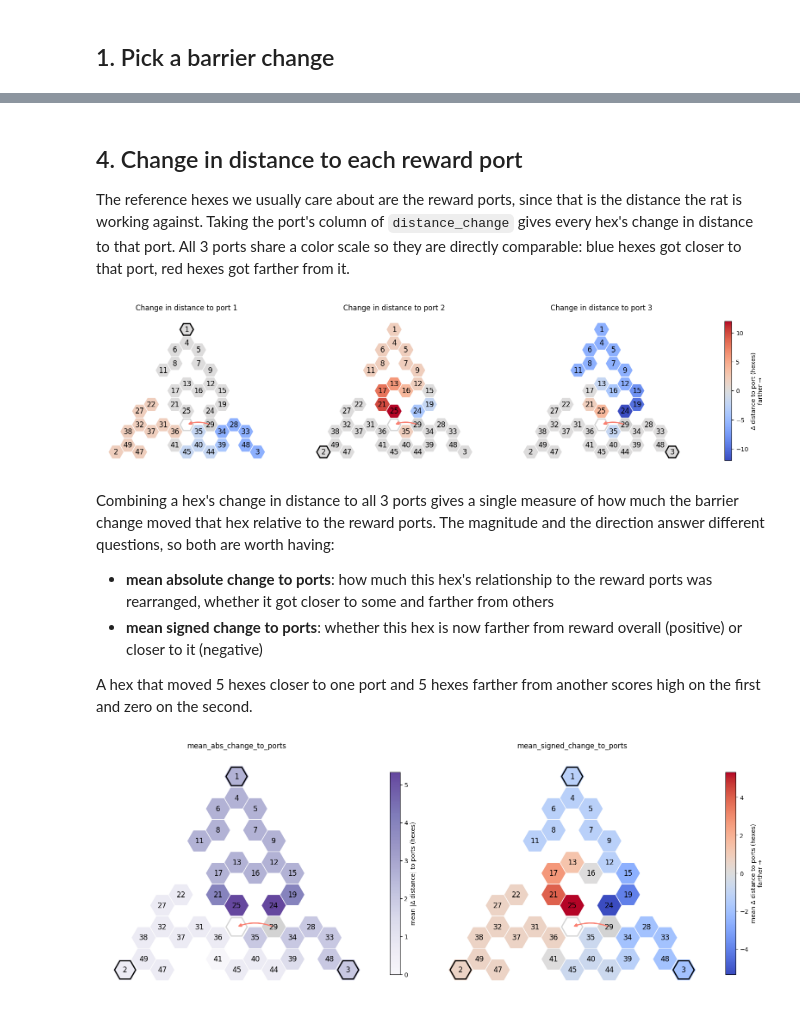
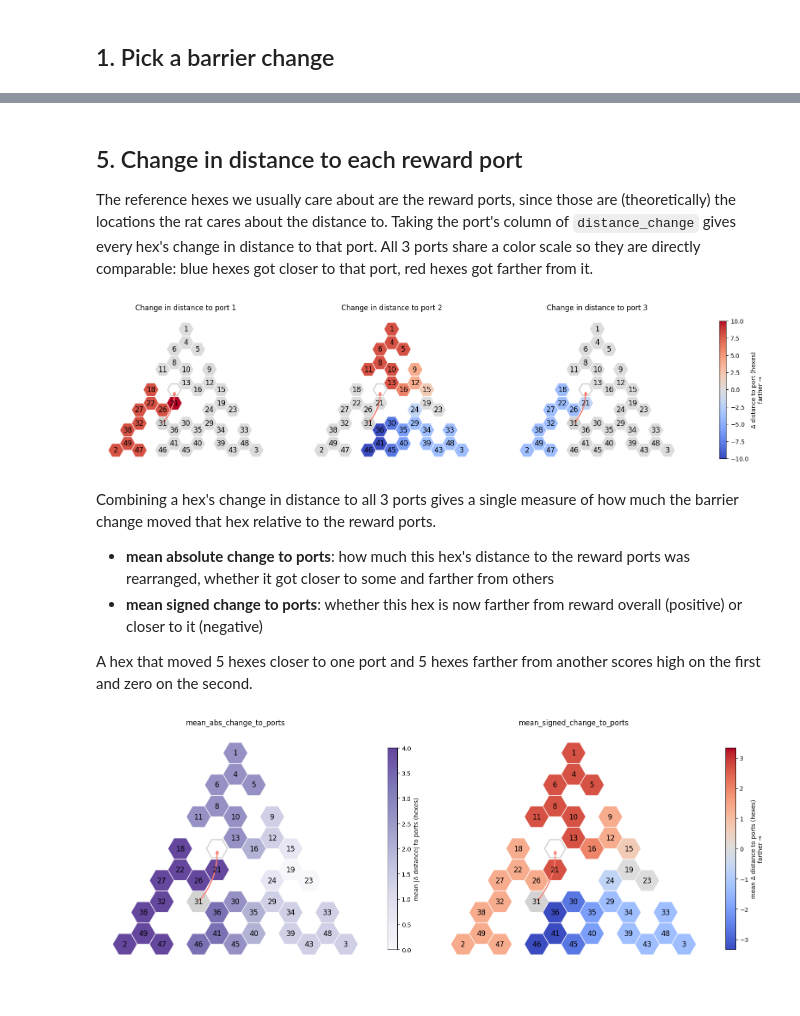
Before and after one commit to calderast/Hex-maze, a Jupyter notebook: Tutorials/13_Distance_Change_For_Barrier_Change.ipynb, the cells around one changed output, grey strips where cells are left out. Drawn from its saved outputs; the diff is of its cells as text; code cells hidden in the pictures.

Commit message:
Clean up pairwise distance change notebook

```diff
--- a/Tutorials/13_Distance_Change_For_Barrier_Change.ipynb
+++ b/Tutorials/13_Distance_Change_For_Barrier_Change.ipynb
@@ -32,8 +32,6 @@ SEQUENTIAL_COLORMAP = matplotlib.colors.LinearSegmentedColormap.from_list(
 barrier_sequence_database = pd.read_pickle("../Barrier_Sequence_Databases/barrier_sequence_database.pkl")
 sequence = barrier_sequence_database.iloc[3]["barrier_sequence"]
 old_maze, new_maze = sequence[0], sequence[1]
-
-old_maze, new_maze = '10,14,18,20,23,26,29,42,43,46', '10,14,18,20,23,26,30,42,43,46'
 
 old_barrier, new_barrier = get_barrier_change(old_maze, new_maze)
 print(f"The barrier on hex {old_barrier} moved to hex {new_barrier}")
@@ -80,18 +78,14 @@ We only compare hexes that are open in both mazes (the old barrier and new barri
 # %%
+old_distances = get_pairwise_distance_matrix(old_maze)
+new_distances = get_pairwise_distance_matrix(new_maze)
+
 # Only hexes open in both mazes have a distance we can compare across mazes
-distance_change = get_pairwise_distance_change(old_maze, new_maze)
-shared_hexes = list(distance_change.index)
+shared_hexes = sorted(set(old_distances.index) & set(new_distances.index))
 print(f"{len(shared_hexes)} hexes open in both mazes (excluding hexes {old_barrier} (old barrier) and {new_barrier} (new barrier))")
 
-# Restrict each maze's distances to the shared hexes so all 3 matrices line up
-old_distances = get_pairwise_distance_matrix(old_maze).loc[shared_hexes, shared_hexes]
-new_distances = get_pairwise_distance_matrix(new_maze).loc[shared_hexes, shared_hexes]
-
-num_pairs = len(shared_hexes) * (len(shared_hexes) - 1) // 2
-num_changed_pairs = int((distance_change.values != 0).sum() // 2)
-print(f"{num_changed_pairs} of {num_pairs} hex pairs ({num_changed_pairs / num_pairs:.0%}) changed distance")
-print(f"The largest change for a single pair is {int(distance_change.abs().values.max())} hexes")
-
+# Restrict each maze's distances to the shared hexes so the 2 matrices line up
+old_distances = old_distances.loc[shared_hexes, shared_hexes]
+new_distances = new_distances.loc[shared_hexes, shared_hexes]
 
 fig, axes = plt.subplots(1, 2, figsize=(16, 7))
 
@@ -118,16 +109,0 @@ The largest change for a single pair is 12 hexes
-# %%
-fig, ax = plt.subplots(figsize=(9, 8))
-
-# Center the diverging colormap on zero
-largest_pair_change = distance_change.abs().values.max()
-
-image = ax.imshow(
-    distance_change, cmap="coolwarm", vmin=-largest_pair_change, vmax=largest_pair_change
-)
-ax.set_xticks(range(len(shared_hexes)), shared_hexes, fontsize=6, rotation=90)
-ax.set_yticks(range(len(shared_hexes)), shared_hexes, fontsize=6)
-ax.set_title("Change in distance between every pair of hexes")
-
-colorbar = fig.colorbar(image, ax=ax, shrink=0.8)
-colorbar.set_label("Δ distance (hexes)\nfarther →")
-plt.show()
@@ -223,7 +230,7 @@ plt.show()
 # %% [markdown]
-## 4. Change in distance to each reward port
+## 5. Change in distance to each reward port
 
-The reference hexes we usually care about are the reward ports, since that is the distance the rat is working against. Taking the port's column of `distance_change` gives every hex's change in distance to that port. All 3 ports share a color scale so they are directly comparable: blue hexes got closer to that port, red hexes got farther from it.
+The reference hexes we usually care about are the reward ports, since those are (theoretically) the locations the rat cares about the distance to. Taking the port's column of `distance_change` gives every hex's change in distance to that port. All 3 ports share a color scale so they are directly comparable: blue hexes got closer to that port, red hexes got farther from it.
 # %%
 fig, axes = plt.subplots(1, 3, figsize=(22, 7))
 
@@ -240,8 +247,8 @@ for ax, port in zip(axes, (1, 2, 3)):
         show_barrier_change=False,
         highlight_hexes=excluded_hexes,
         highlight_colors="lightgrey",  # No data: not open in both mazes
-        outline_hexes=[{port}, {new_barrier}],
-        outline_colors=["black", "lightgrey"],
+        outline_hexes={new_barrier},
+        outline_colors="lightgrey",  # Where the new barrier is
         color_by=distance_change[port].to_dict(),
         colormap="coolwarm",
         vmin=-largest_change_to_ports,
@@ -260,11 +267,11 @@ colorbar = fig.colorbar(
 colorbar.set_label("Δ distance to port (hexes)\nfarther →")
 plt.show()
 # %% [output]
-[figure, old version]
+[figure, new version]
 # %% [markdown]
-Combining a hex's change in distance to all 3 ports gives a single measure of how much the barrier change moved that hex relative to the reward ports. The magnitude and the direction answer different questions, so both are worth having:
+Combining a hex's change in distance to all 3 ports gives a single measure of how much the barrier change moved that hex relative to the reward ports.
 
-- **mean absolute change to ports**: how much this hex's relationship to the reward ports was rearranged, whether it got closer to some and farther from others
+- **mean absolute change to ports**: how much this hex's distance to the reward ports was rearranged, whether it got closer to some and farther from others
 - **mean signed change to ports**: whether this hex is now farther from reward overall (positive) or closer to it (negative)
 
 A hex that moved 5 hexes closer to one port and 5 hexes farther from another scores high on the first and zero on the second.
@@ -292,34 +299,34 @@ for ax, (metric, label, colormap, center_on_zero) in zip(axes, combined_metrics_
         vmin, vmax = min(values.values()), max(values.values())
 
     plot_hex_maze(
         new_maze,
         ax=ax,
         old_barrier=old_barrier,
         new_barrier=new_barrier,
         show_barriers=False,
         show_barrier_change=False,
         highlight_hexes=excluded_hexes,
         highlight_colors="lightgrey",  # No data: not open in both mazes
-        outline_hexes=[{1, 2, 3}, {new_barrier}],
-        outline_colors=["black", "lightgrey"],
+        outline_hexes={new_barrier},
+        outline_colors="lightgrey",  # Where the new barrier is
         color_by=values,
         colormap=colormap,
         vmin=vmin,
         vmax=vmax,
     )
     ax.set_title(metric)
 
     colorbar = fig.colorbar(
         plt.cm.ScalarMappable(norm=plt.Normalize(vmin=vmin, vmax=vmax), cmap=colormap),
         ax=ax,
         shrink=0.7,
     )
     colorbar.set_label(label)
 
 plt.tight_layout()
 plt.show()
 
 hex_distance_change.sort_values("mean_abs_change_to_ports", ascending=False).head(10)
 # %% [output]
-[figure, old version]
+[figure, new version]
 |  | num_changed_partners | mean_abs_change | mean_signed_change | max_abs_change | mean_abs_change_to_ports | ... |
```
Also changed, not shown: parts of 15 cells of this notebook.
